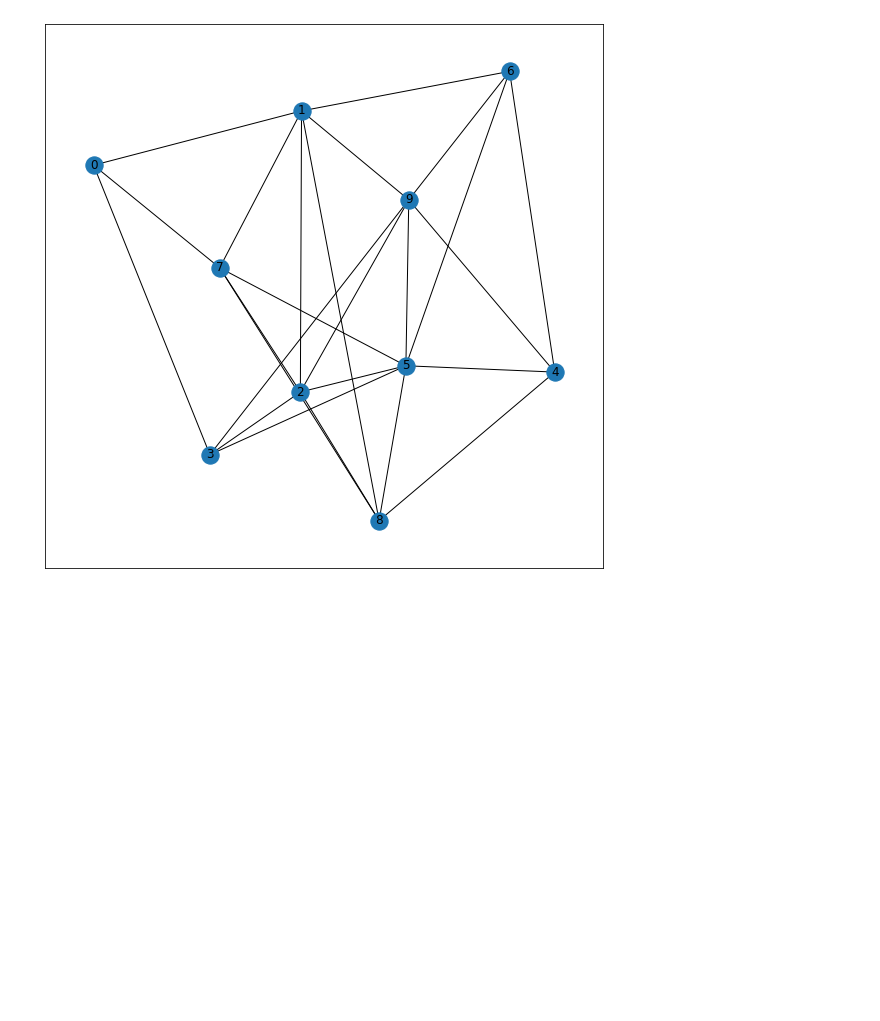
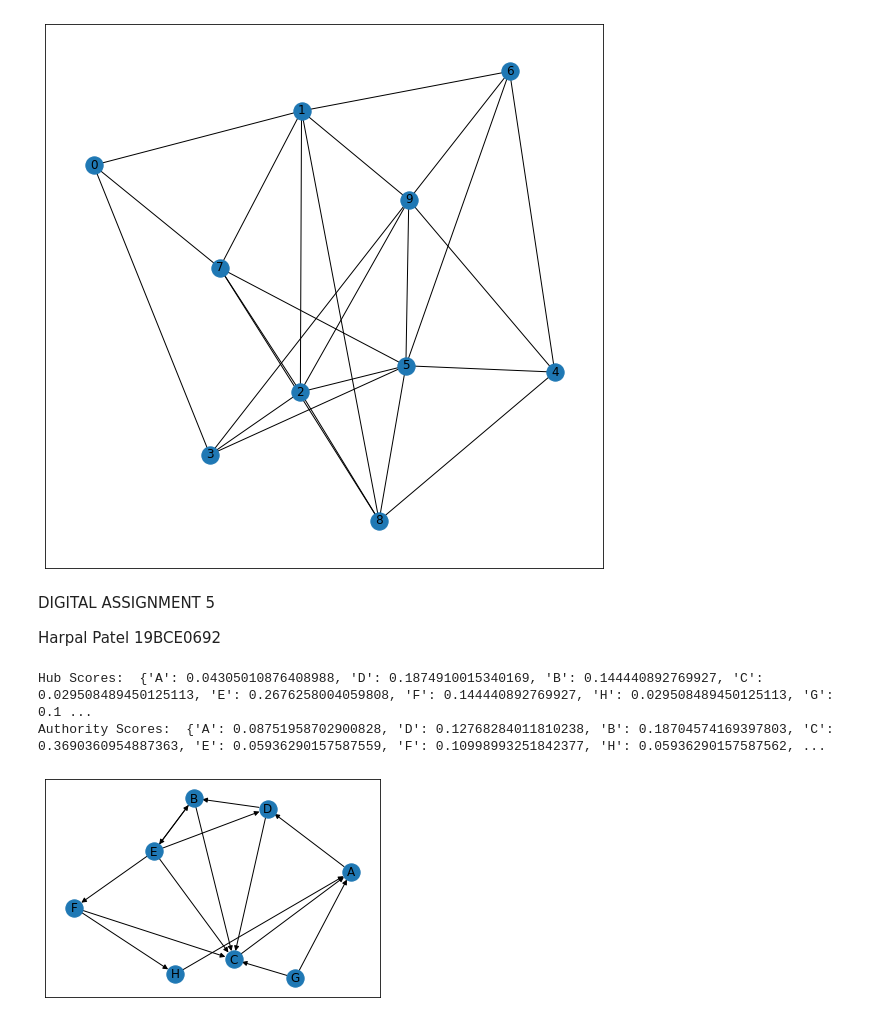
Before and after one commit to harpalpatel/web-mining-lab, a Jupyter notebook: webmining.ipynb, the cells around one changed output. Saved outputs shown, nothing was run; the diff lists cells and outputs as text; code cells hidden in the pictures; blank space fills up the shorter version.

```diff
--- a/webmining.ipynb
+++ b/webmining.ipynb
@@ -423,3 +427,29 @@ print(close_centrality)
 # %% [output]
 {0: 0.5625, 1: 0.75, 2: 0.75, 3: 0.6428571428571429, 4: 0.6, 5: 0.8181818181818182, 6: 0.6428571428571429, 7: 0.6923076923076923, 8: 0.6923076923076923, 9: 0.75}
 [figure]
+# %% [markdown]
+DIGITAL ASSIGNMENT 5
+
+Harpal Patel
+19BCE0692
+# %%
+import networkx as nx
+import pylab as plt
+
+G = nx.DiGraph()
+
+G.add_edges_from([('A', 'D'), ('B', 'C'), ('B', 'E'), ('C', 'A'),
+                  ('D', 'B'), ('D', 'C'), ('E', 'B'),
+                  ('E', 'C'), ('E', 'D'), ('E', 'F'),('F', 'H'),
+                  ('F', 'C'), ('G', 'C'), ('G', 'A'), ('H', 'A')])
+
+hubs, authorities = nx.hits(G, max_iter = 50, normalized = True)
+
+print("Hub Scores: ", hubs)
+print("Authority Scores: ", authorities)
+nx.draw_networkx(G, with_labels = True)
+plt.show()
+# %% [output]
+Hub Scores:  {'A': 0.04305010876408988, 'D': 0.1874910015340169, 'B': 0.144440892769927, 'C': 0.029508489450125113, 'E': 0.2676258004059808, 'F': 0.144440892769927, 'H': 0.029508489450125113, 'G': 0.1 ...
+Authority Scores:  {'A': 0.08751958702900828, 'D': 0.12768284011810238, 'B': 0.18704574169397803, 'C': 0.3690360954887363, 'E': 0.05936290157587559, 'F': 0.10998993251842377, 'H': 0.05936290157587562, ...
+[figure, added]
```
Also changed, not shown: parts of 2 cells of this notebook.
